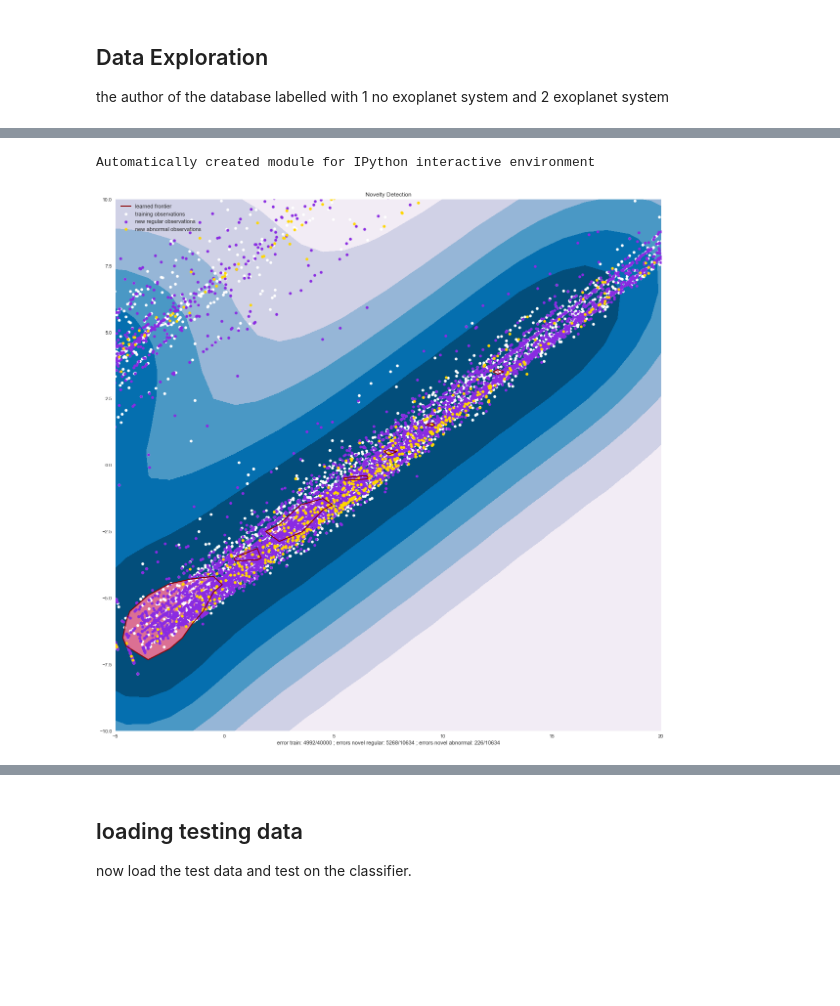
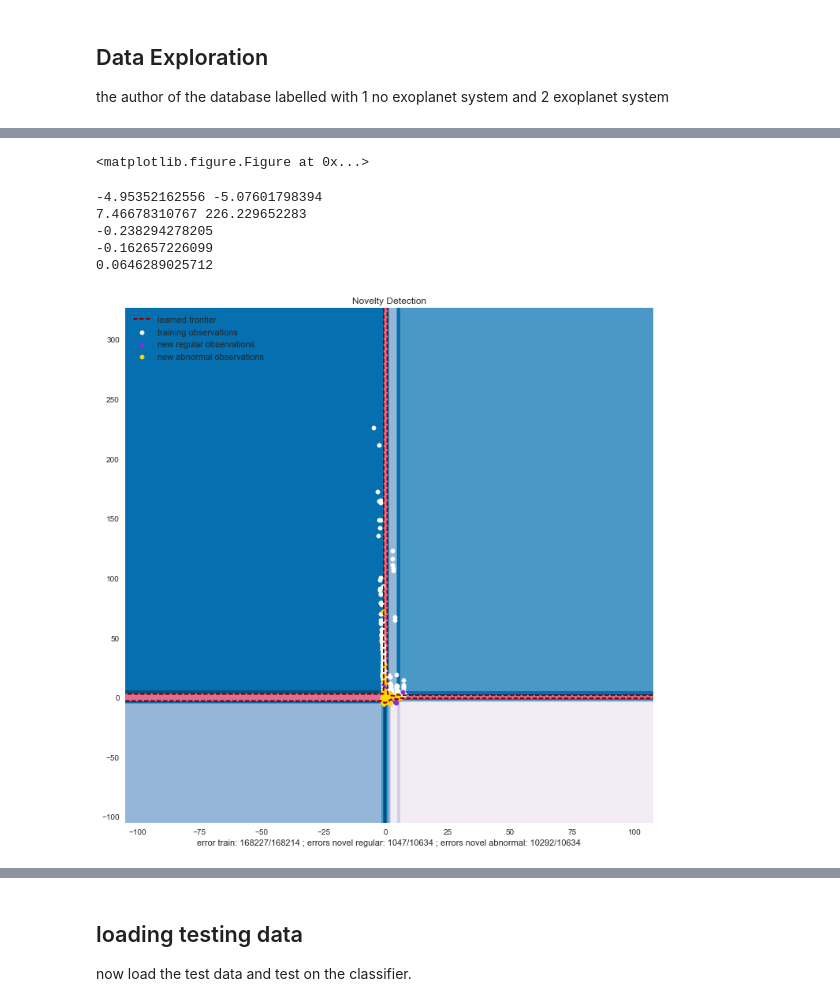
Before and after one commit to Drea1989/backorder-detection, a Jupyter notebook: Backorders.ipynb, the cells around one changed output, grey strips where cells are left out. Cells and saved outputs as stored; diff of their text form; code cells hidden in the pictures; blank space fills up the shorter version.

Commit message:
Fix: fix frontiers visuals
visualisation is now working properly using dynamic limits on the axes

```diff
--- a/Backorders.ipynb
+++ b/Backorders.ipynb
@@ -169,4 +84,0 @@ good_data, good_labels = pickle.load(open('good_data_trainset.p', mode='rb'))
-# %%
-#train test split
-from sklearn.model_selection import train_test_split
-X_train, X_test, y_train, y_test = train_test_split(good_data, good_lables,stratify =good_lables, test_size=0.4, random_state=42)
@@ -211,5 +84,0 @@ X_val, y_val = pickle.load(open('SmoteTomek-Validation.p', mode='rb'))
-# %%
-pca = PCA(n_components=30, random_state = 42).fit(X_train)
-#pca_results = vs_pca_results(X_train,pca)
-#X_trainPCA = pca.transform(X_train)
-#X_testPCA = pca.transform(X_val)
@@ -219,28 +84,0 @@ since with 2 dimention we can describe 83.4% of the data we are able to plot a s
-# %%
-from sklearn.tree import DecisionTreeClassifier
-from sklearn.naive_bayes import GaussianNB
-#from sklearn.svm import SVC
-from sklearn.ensemble import GradientBoostingClassifier
-
-#Initialize the three models
-clf_A = DecisionTreeClassifier(random_state = 42)
-clf_B = GaussianNB()
-clf_C = GradientBoostingClassifier(n_estimators =250, max_depth= 7,min_impurity_split= 100000.0,random_state = 42)
-tot_training = X_train.shape[0]
-
-#Calculate the number of samples for 1%, 10%,100% of the training data
-samples_1 =   int(tot_training * 0.01)
-samples_10 =  int(tot_training * 0.1)
-samples_100 = int(tot_training * 0.5)
-
-# Collect results on the learners
-results = {}
-for clf in [clf_A, clf_B, clf_C]:
-    clf_name = clf.__class__.__name__
-    results[clf_name] = {}
-    for i, samples in enumerate([samples_1, samples_10, samples_100]):
-        results[clf_name][i] = \
-        hp.train_predict(clf, samples, X_train, y_train, X_test, y_test)
-
-# Run metrics visualization for the three supervised learning models chosen
-hp.evaluate(results, 0.3, 0.3)
@@ -246,0 +107,6 @@ hp.evaluate(results, 0.3, 0.3)
+# %%
+kb = SelectKBest(k=10)
+feat_data = kb.fit_transform(std_data,labels)
+indices =  kb.get_support(indices=True)
+feat_data = pd.DataFrame(feat_data, columns = data.columns[indices])
+display(feat_data.info())
@@ -247,2 +139,10 @@ hp.evaluate(results, 0.3, 0.3)
+# %%
+plt.figure(figsize =(12,12))
+samples = std_data
+samples['label'] = labels
+samples_labels = samples.label
+pd.tools.plotting.radviz(samples.sample(50000), 'label')
+# %% [output]
+<matplotlib.figure.Figure at 0x...>
 # %%
 def vs_frontiers(good_data,good_lables):
@@ -306,8 +211,12 @@ def vs_frontiers(good_data,good_lables):
 # %%
-vs_frontiers(log_data,labels)
+vs_frontiers(feat_data,labels)
 # %% [output]
-Automatically created module for IPython interactive environment
+-4.95352162556 -5.07601798394
+7.46678310767 226.229652283
+-0.238294278205
+-0.162657226099
+0.0646289025712
-[figure, old version]
+[figure, new version]
 # %%
 vs_frontiers(std_data,labels)
 # %% [output]
```
Also changed, not shown: parts of 39 cells of this notebook.
